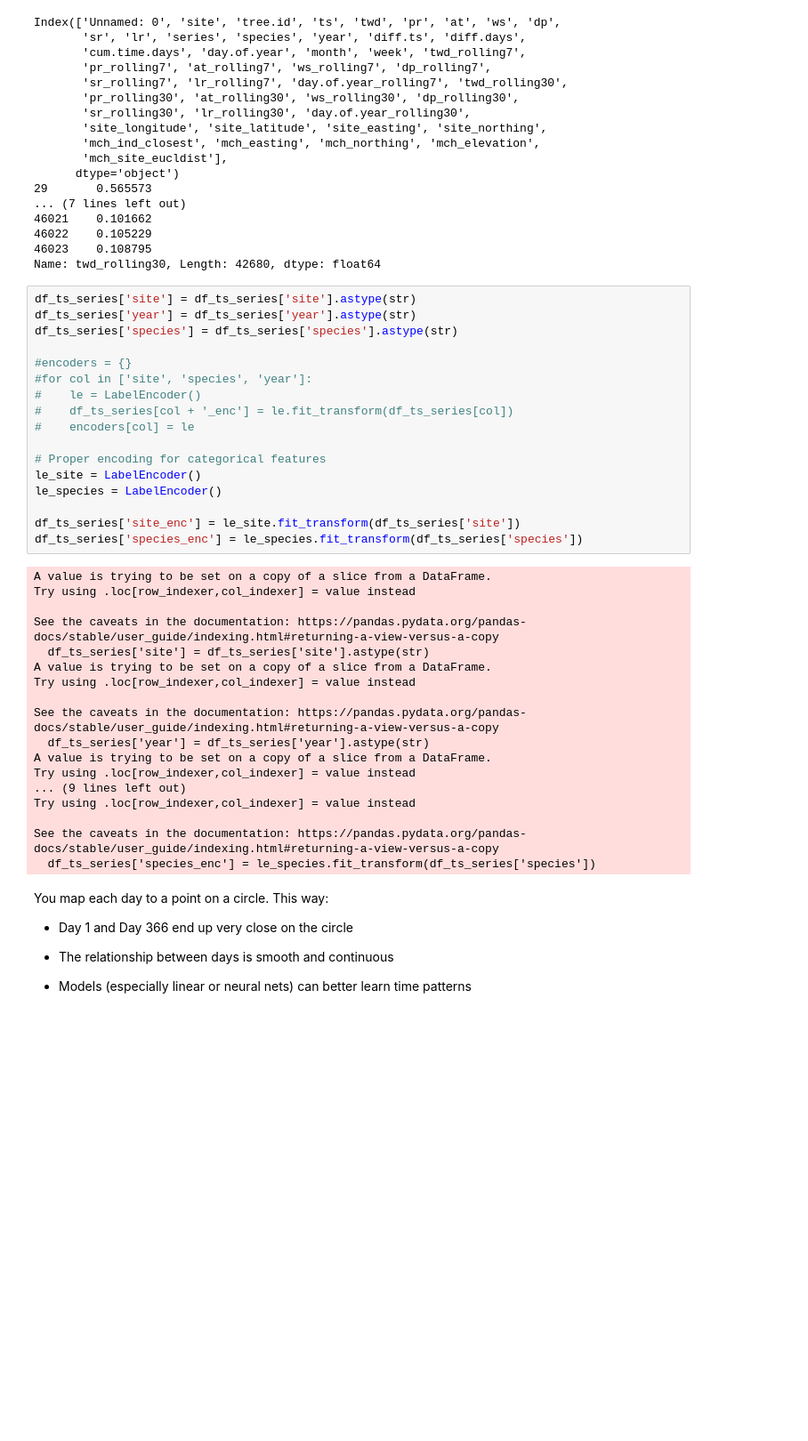
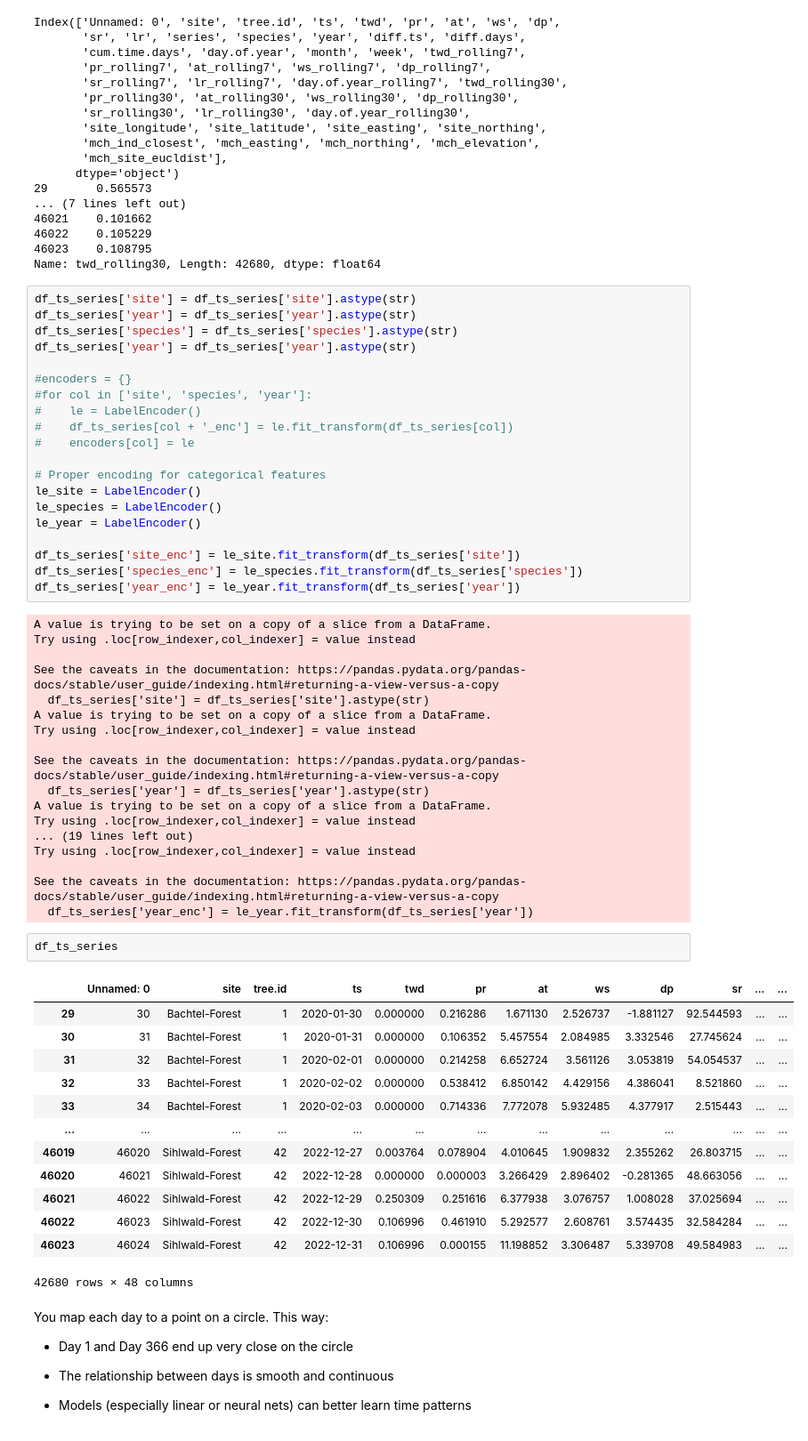
Before and after one commit to salomes97/Tree-Water-Deficit-Private, a Jupyter notebook: Transformer_Timeseries_Forecasting.ipynb, the cells around one changed output. Shown at 89% size. Saved outputs shown, nothing was run; the diff lists cells and outputs as text; blank space fills up the shorter version.

```diff
--- a/Transformer_Timeseries_Forecasting.ipynb
+++ b/Transformer_Timeseries_Forecasting.ipynb
@@ -91,6 +125,7 @@ Name: twd_rolling30, Length: 42680, dtype: float64
 df_ts_series['site'] = df_ts_series['site'].astype(str)
 df_ts_series['year'] = df_ts_series['year'].astype(str)
 df_ts_series['species'] = df_ts_series['species'].astype(str)
+df_ts_series['year'] = df_ts_series['year'].astype(str)
 
 #encoders = {}
 #for col in ['site', 'species', 'year']:
@@ -101,9 +136,11 @@ df_ts_series['species'] = df_ts_series['species'].astype(str)
 # Proper encoding for categorical features
 le_site = LabelEncoder()
 le_species = LabelEncoder()
+le_year = LabelEncoder()
 
 df_ts_series['site_enc'] = le_site.fit_transform(df_ts_series['site'])
 df_ts_series['species_enc'] = le_species.fit_transform(df_ts_series['species'])
+df_ts_series['year_enc'] = le_year.fit_transform(df_ts_series['year'])
 # %% [output]
 A value is trying to be set on a copy of a slice from a DataFrame.
 Try using .loc[row_indexer,col_indexer] = value instead
@@ -117,11 +154,27 @@ See the caveats in the documentation: https://pandas.pydata.org/pandas-docs/stab
   df_ts_series['year'] = df_ts_series['year'].astype(str)
 A value is trying to be set on a copy of a slice from a DataFrame.
 Try using .loc[row_indexer,col_indexer] = value instead
-... (9 lines left out)
+... (19 lines left out)
 Try using .loc[row_indexer,col_indexer] = value instead
 
 See the caveats in the documentation: https://pandas.pydata.org/pandas-docs/stable/user_guide/indexing.html#returning-a-view-versus-a-copy
-  df_ts_series['species_enc'] = le_species.fit_transform(df_ts_series['species'])
+  df_ts_series['year_enc'] = le_year.fit_transform(df_ts_series['year'])
+# %%
+df_ts_series
+# %% [output]
+|  | Unnamed: 0 | site | tree.id | ts | twd | pr | at | ws | dp | sr | ... | ... |
+| 29 | 30 | Bachtel-Forest | 1 | 2020-01-30 | 0.000000 | 0.216286 | 1.671130 | 2.526737 | -1.881127 | 92.544593 | ... | ... |
+| 30 | 31 | Bachtel-Forest | 1 | 2020-01-31 | 0.000000 | 0.106352 | 5.457554 | 2.084985 | 3.332546 | 27.745624 | ... | ... |
+| 31 | 32 | Bachtel-Forest | 1 | 2020-02-01 | 0.000000 | 0.214258 | 6.652724 | 3.561126 | 3.053819 | 54.054537 | ... | ... |
+| 32 | 33 | Bachtel-Forest | 1 | 2020-02-02 | 0.000000 | 0.538412 | 6.850142 | 4.429156 | 4.386041 | 8.521860 | ... | ... |
+| 33 | 34 | Bachtel-Forest | 1 | 2020-02-03 | 0.000000 | 0.714336 | 7.772078 | 5.932485 | 4.377917 | 2.515443 | ... | ... |
+| ... | ... | ... | ... | ... | ... | ... | ... | ... | ... | ... | ... | ... |
+| 46019 | 46020 | Sihlwald-Forest | 42 | 2022-12-27 | 0.003764 | 0.078904 | 4.010645 | 1.909832 | 2.355262 | 26.803715 | ... | ... |
+| 46020 | 46021 | Sihlwald-Forest | 42 | 2022-12-28 | 0.000000 | 0.000003 | 3.266429 | 2.896402 | -0.281365 | 48.663056 | ... | ... |
+| 46021 | 46022 | Sihlwald-Forest | 42 | 2022-12-29 | 0.250309 | 0.251616 | 6.377938 | 3.076757 | 1.008028 | 37.025694 | ... | ... |
+| 46022 | 46023 | Sihlwald-Forest | 42 | 2022-12-30 | 0.106996 | 0.461910 | 5.292577 | 2.608761 | 3.574435 | 32.584284 | ... | ... |
+| 46023 | 46024 | Sihlwald-Forest | 42 | 2022-12-31 | 0.106996 | 0.000155 | 11.198852 | 3.306487 | 5.339708 | 49.584983 | ... | ... |
+42680 rows × 48 columns
 # %% [markdown]
 You map each day to a point on a circle. This way:
 
```
Also changed, not shown: parts of 23 cells of this notebook.
